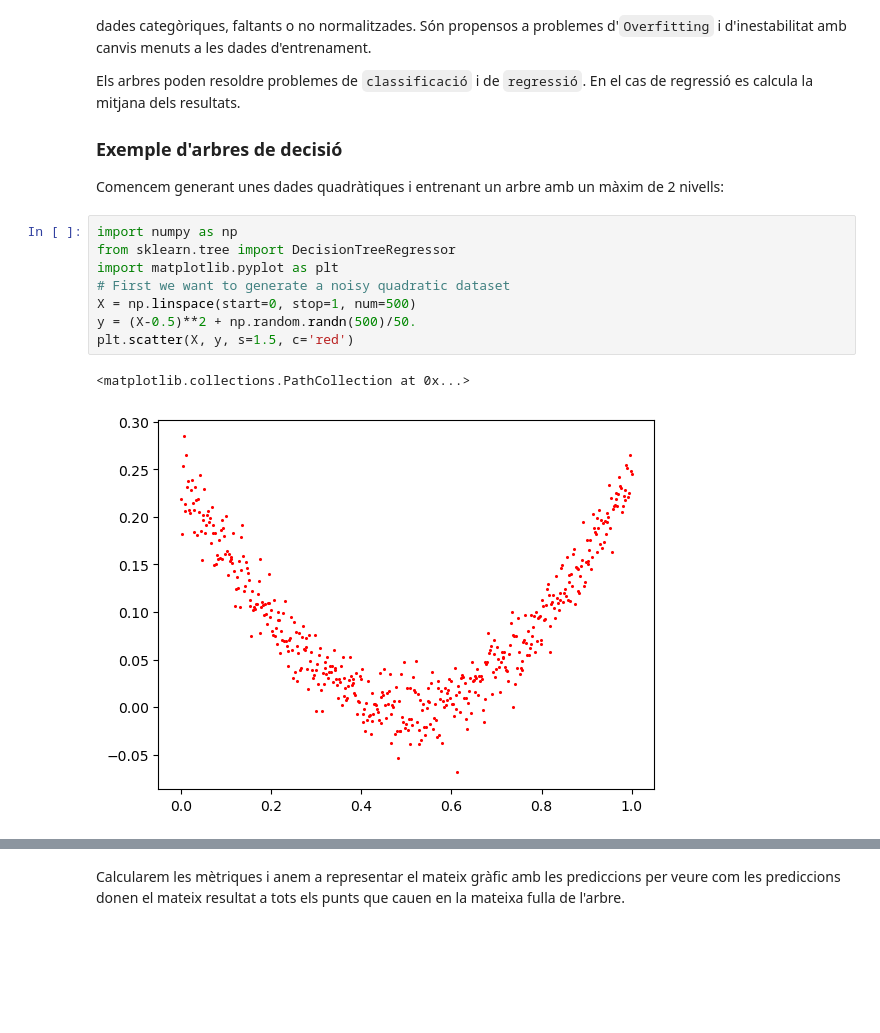
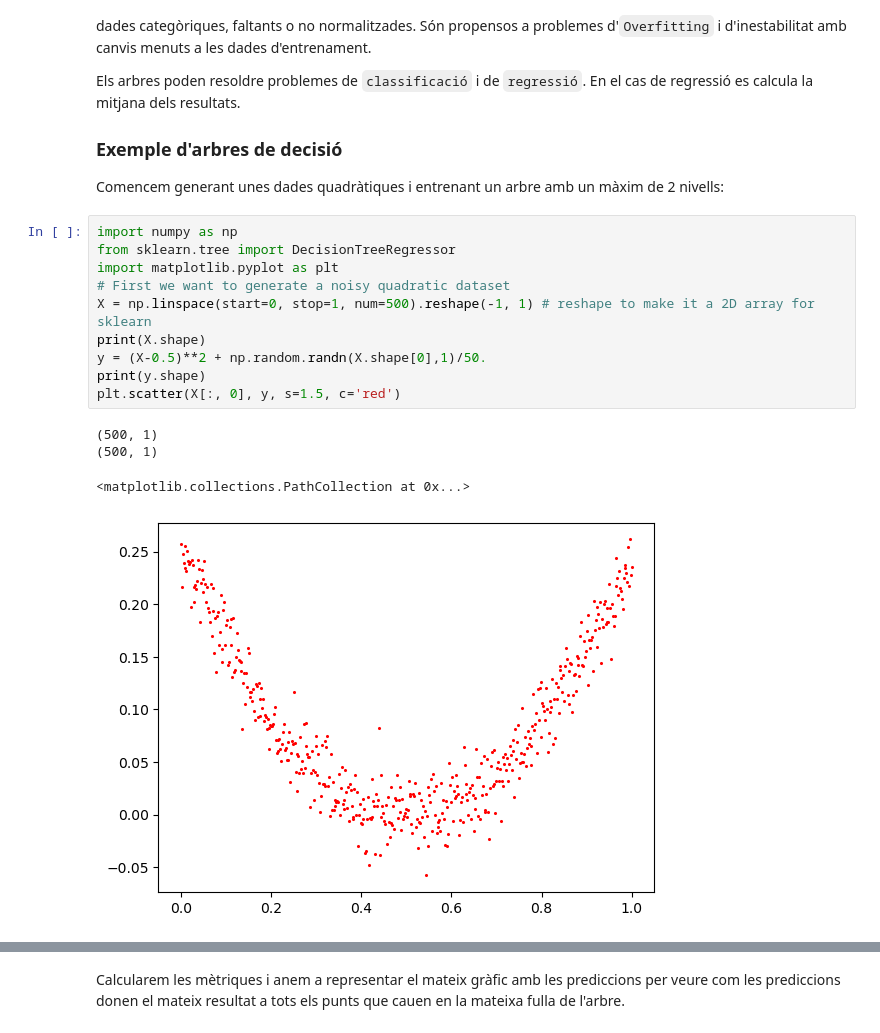
Before and after one commit to Triis98/DissenyIAvaluacioDeModels, a Jupyter notebook: apunts/documents/regressió.ipynb, the cells around one changed output, grey strips where cells are left out. Saved outputs shown, nothing was run; the diff lists cells and outputs as text; blank space fills up the shorter version.

```diff
--- a/apunts/documents/regressió.ipynb
+++ b/apunts/documents/regressió.ipynb
@@ -980,13 +993,17 @@ Comencem generant unes dades quadràtiques i entrenant un arbre amb un màxim de
 # %%
 import numpy as np
 from sklearn.tree import DecisionTreeRegressor
 import matplotlib.pyplot as plt
 # First we want to generate a noisy quadratic dataset
-X = np.linspace(start=0, stop=1, num=500)
-y = (X-0.5)**2 + np.random.randn(500)/50.
-plt.scatter(X, y, s=1.5, c='red')
+X = np.linspace(start=0, stop=1, num=500).reshape(-1, 1) # reshape to make it a 2D array for sklearn
+print(X.shape)
+y = (X-0.5)**2 + np.random.randn(X.shape[0],1)/50.
+print(y.shape)
+plt.scatter(X[:, 0], y, s=1.5, c='red')
 # %% [output]
-<matplotlib.collections.PathCollection at 0x...>
+(500, 1)
+(500, 1)
+<matplotlib.collections.PathCollection at 0x...>
-[figure, old version]
+[figure, new version]
 # %%
 tree_reg = DecisionTreeRegressor(max_depth=2)
```
Also changed, not shown: parts of 22 cells of this notebook, 1 other file.
